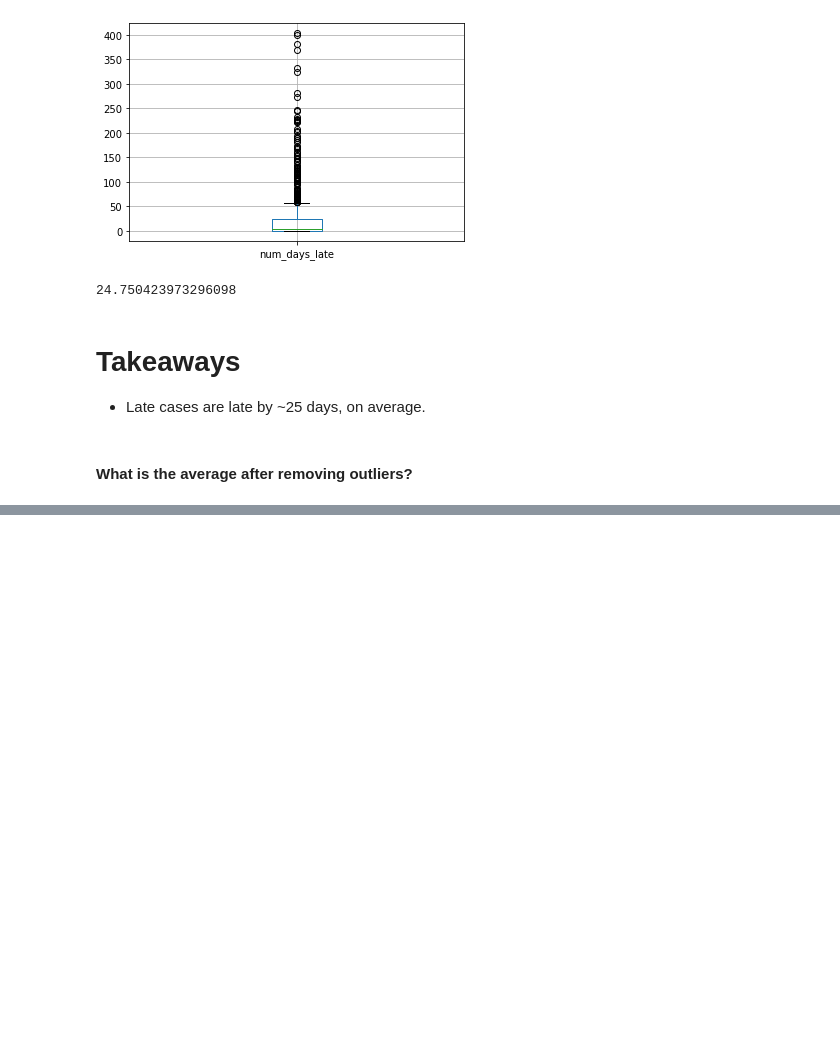
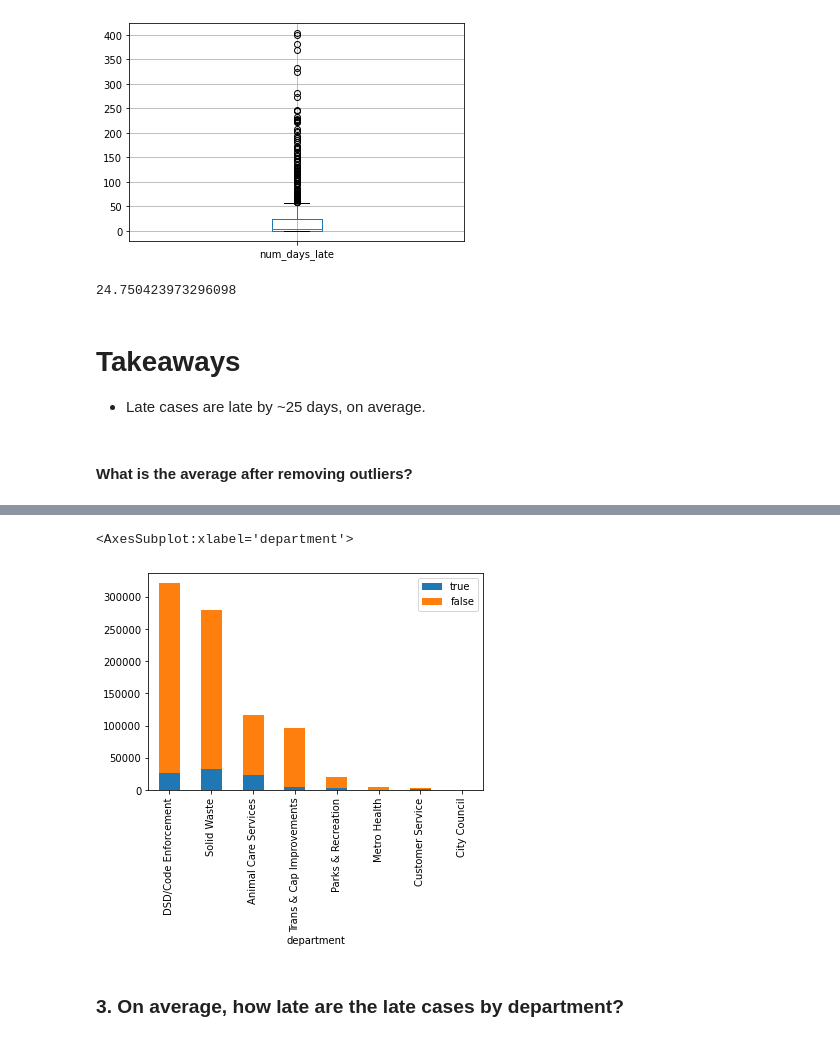
Before and after one commit to brentschriver/spark-exercises, a Jupyter notebook: explore.ipynb, the cells around one changed output, grey strips where cells are left out. Drawn from its saved outputs; the diff is of its cells as text; code cells hidden in the pictures; blank space fills up the shorter version.

Commit message:
Updating spark-explore exercises.

```diff
--- a/explore.ipynb
+++ b/explore.ipynb
@@ -279,0 +326,7 @@ def remove_outliers(s, k):
+# %%
+new = df.groupby('department').pivot('case_late').count().sort('false', ascending=False).fillna(0)
+# %%
+# Create the dataframe in Spark to move to Pandas and save as variable.
+late = new.withColumn('total', new.true + new.false)\
+.withColumn('late_percentage', round((new.true / (new.true + new.false)), 2))\
+.toPandas().set_index('department')
@@ -279,0 +346,7 @@ def remove_outliers(s, k):
+# %%
+late[['true','false']].plot.bar(stacked=True)
+# %% [output]
+<AxesSubplot:xlabel='department'>
+[figure, added]
+# %% [markdown]
+### 3. On average, how late are the late cases by department?
```
Also changed, not shown: parts of 32 cells of this notebook.
